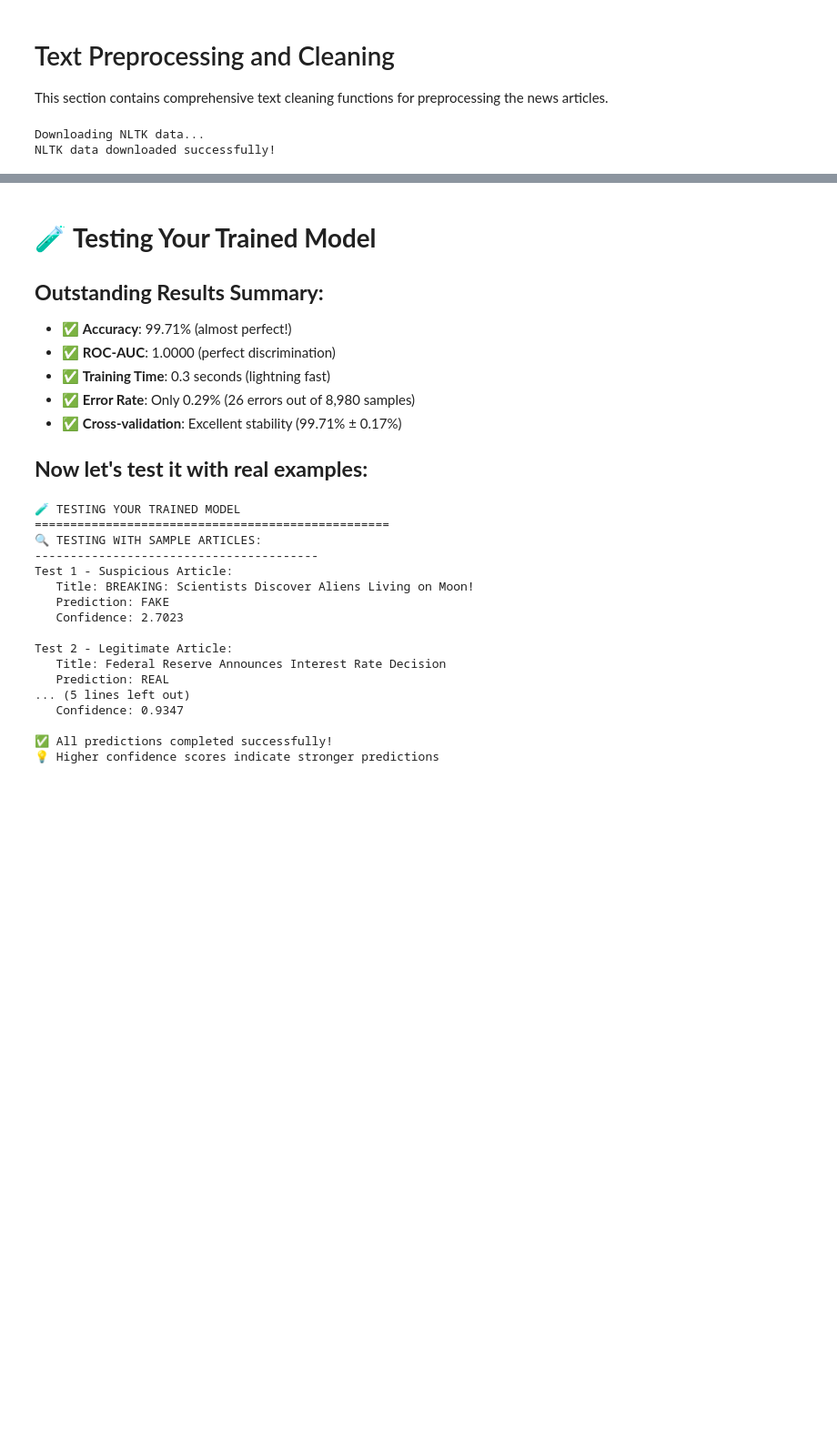
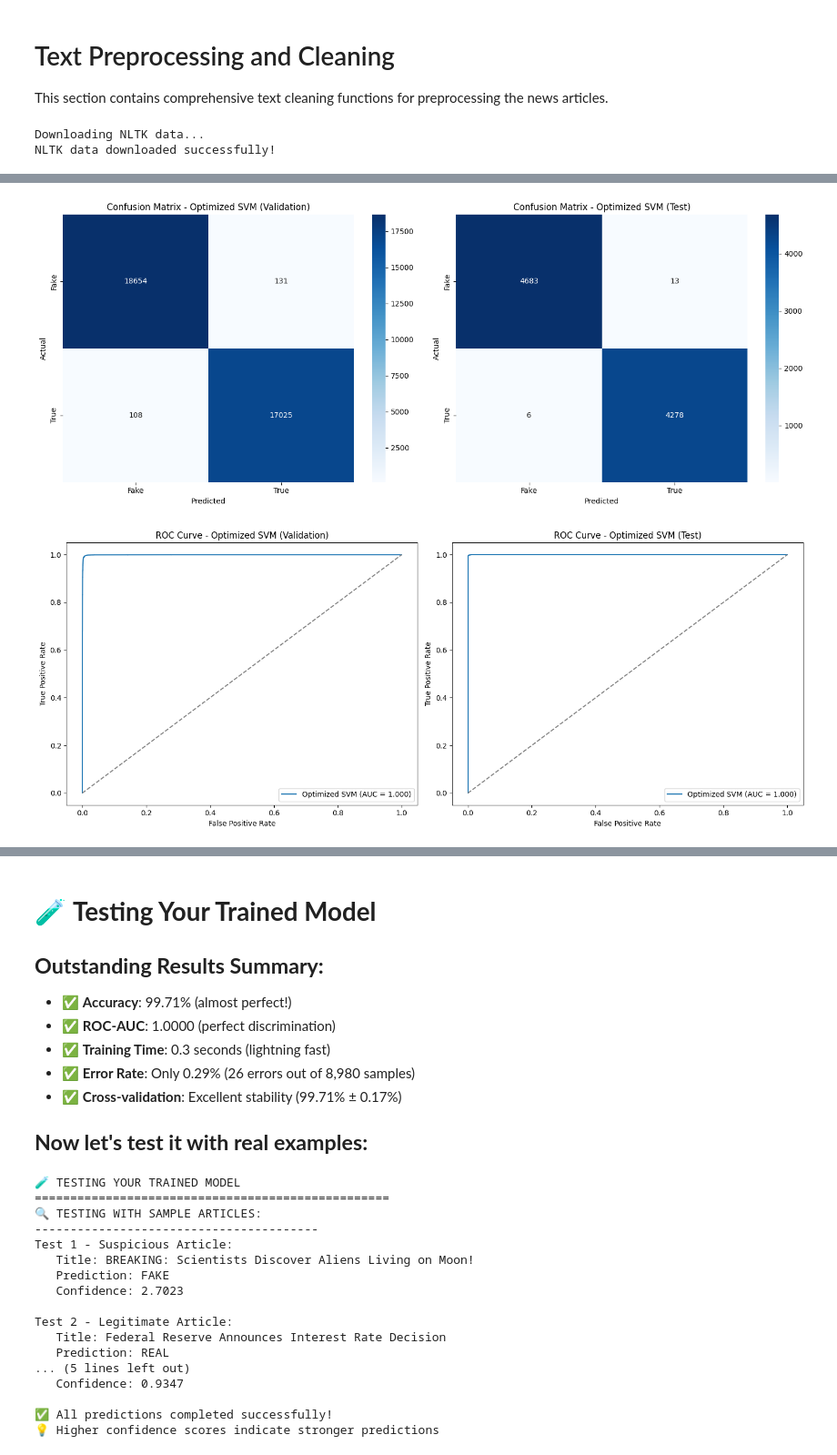
Before and after one commit to krati-2024aiml121/fake-news-group9, a Jupyter notebook: notebooks/01_linearSVM.ipynb, the cells around one changed output, grey strips where cells are left out. Shown at 91% size. Drawn from its saved outputs; the diff is of its cells as text; code cells hidden in the pictures; blank space fills up the shorter version.

```diff
--- a/notebooks/01_linearSVM.ipynb
+++ b/notebooks/01_linearSVM.ipynb
@@ -562,0 +479,71 @@ Testing a few C values to optimize performance (this is very fast!)
+# %%
+# ===============================
+# STEP 8: Optimized Model Visualizations
+# ===============================
+from sklearn.model_selection import cross_val_predict
+
+# Get validation predictions for optimized model
+y_val_pred_final = cross_val_predict(final_svm, X_train_tfidf, y_train, cv=5)
+y_val_scores_final = cross_val_predict(final_svm, X_train_tfidf, y_train, cv=5, method='decision_function')
+
+# Set up the matplotlib figure for confusion matrices
+plt.figure(figsize=(15, 6))
+
+# Validation Data Confusion Matrix
+plt.subplot(1, 2, 1)
+cm_val_final = confusion_matrix(y_train, y_val_pred_final)
+sns.heatmap(cm_val_final, annot=True, fmt="d", cmap="Blues", xticklabels=["Fake","True"], yticklabels=["Fake","True"])
+plt.title("Confusion Matrix - Optimized SVM (Validation)")
+plt.ylabel("Actual")
+plt.xlabel("Predicted")
+
+# Testing Data Confusion Matrix
+plt.subplot(1, 2, 2)
+cm_test_final = confusion_matrix(y_test, y_pred_final)
+sns.heatmap(cm_test_final, annot=True, fmt="d", cmap="Blues", xticklabels=["Fake","True"], yticklabels=["Fake","True"])
+plt.title("Confusion Matrix - Optimized SVM (Test)")
+plt.ylabel("Actual")
+plt.xlabel("Predicted")
+
+plt.tight_layout()
+plt.show()
+
+# ROC Curves
+plt.figure(figsize=(15, 6))
+
+# Validation ROC
+plt.subplot(1, 2, 1)
+fpr_val_final, tpr_val_final, _ = roc_curve(y_train, y_val_scores_final)
+roc_auc_val_final = auc(fpr_val_final, tpr_val_final)
+plt.plot(fpr_val_final, tpr_val_final, label=f"Optimized SVM (AUC = {roc_auc_val_final:.3f})")
+plt.plot([0,1], [0,1], linestyle="--", color="gray")
+plt.xlabel("False Positive Rate")
+plt.ylabel("True Positive Rate")
+plt.title("ROC Curve - Optimized SVM (Validation)")
+plt.legend()
+
+# Test ROC
+plt.subplot(1, 2, 2)
+fpr_test_final, tpr_test_final, _ = roc_curve(y_test, y_scores_final)
+roc_auc_test_final = auc(fpr_test_final, tpr_test_final)
+plt.plot(fpr_test_final, tpr_test_final, label=f"Optimized SVM (AUC = {roc_auc_test_final:.3f})")
+plt.plot([0,1], [0,1], linestyle="--", color="gray")
+plt.xlabel("False Positive Rate")
+plt.ylabel("True Positive Rate")
+plt.title("ROC Curve - Optimized SVM (Test)")
+plt.legend()
+
+plt.tight_layout()
+plt.show()
+
+# Print detailed metrics for optimized model
+print("Optimized Model Performance:")
+print("-" * 30)
+print("Validation Accuracy:", accuracy_score(y_train, y_val_pred_final))
+print("\nValidation Classification Report:\n", classification_report(y_train, y_val_pred_final))
+
+print("\nTest Accuracy:", accuracy_final)
+print("\nTest Classification Report:\n", classification_report(y_test, y_pred_final))
+# %% [output]
+[figure, added]
+[figure, added]
```
Also changed, not shown: parts of 20 cells of this notebook, 1 other file.
